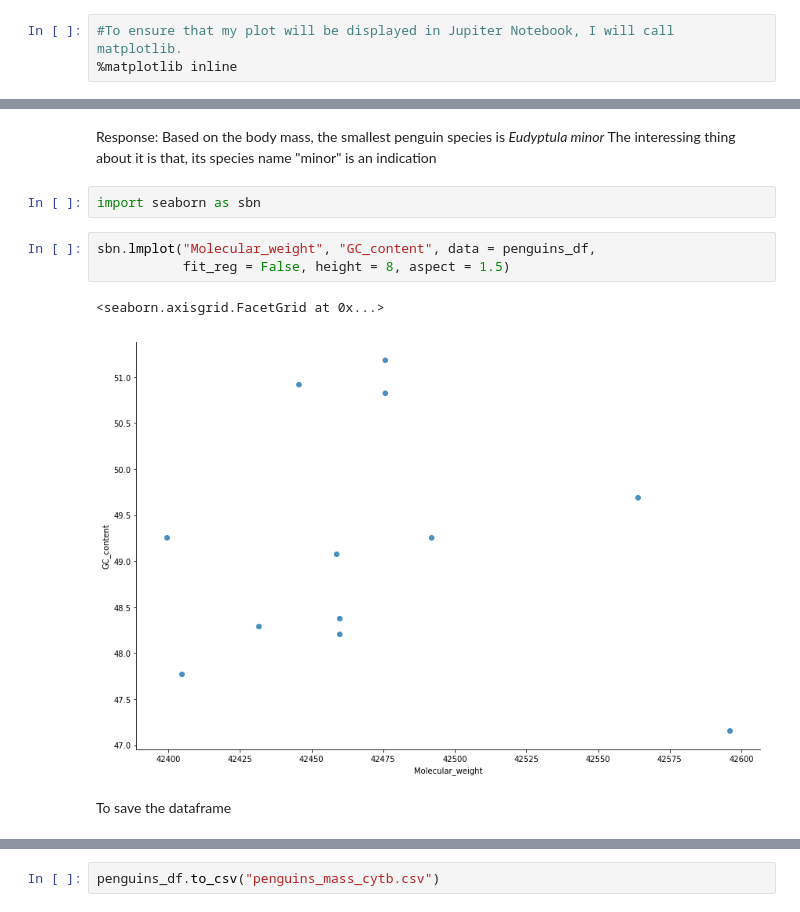
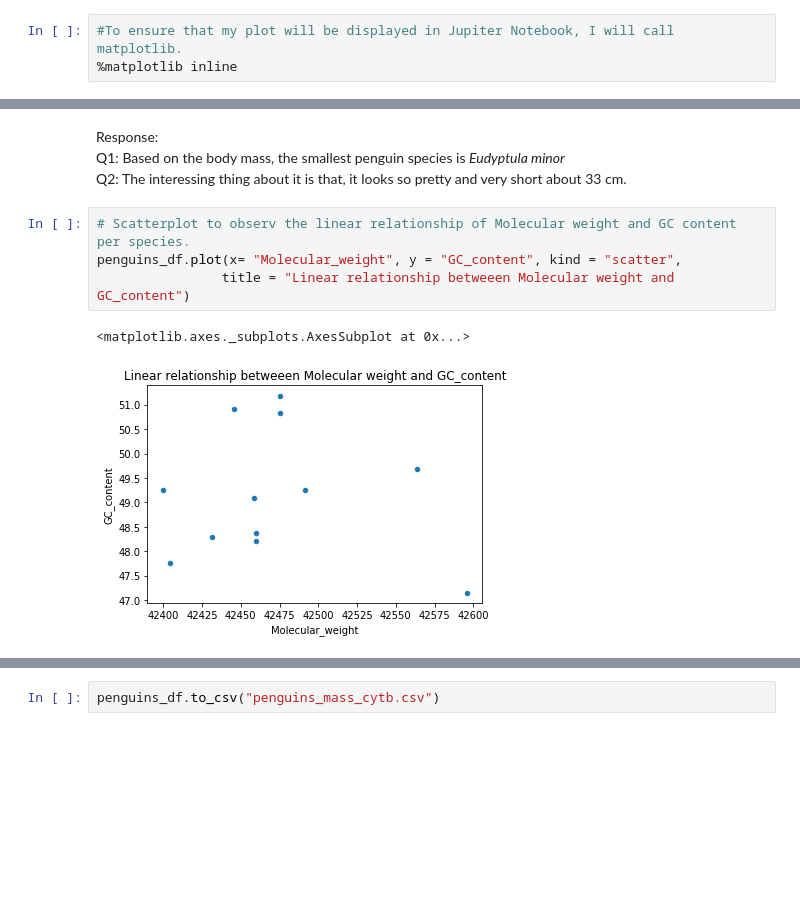
Before and after one commit to Boris-alladassi/Boris_Python_Assignment, a Jupyter notebook: Boris_Python_assignment.ipynb, the cells around one changed output, grey strips where cells are left out. Cells and saved outputs as stored; diff of their text form; blank space fills up the shorter version.

```diff
--- a/Boris_Python_assignment.ipynb
+++ b/Boris_Python_assignment.ipynb
@@ -123,15 +152,12 @@ penguins_df.plot(x = "species", y = "mass", kind = "bar", color = "blue",
 [figure]
 # %% [markdown]
 Response:
-    Based on the body mass, the smallest penguin species is *Eudyptula minor*
-    The interessing thing about it is that, its species name "minor" is an indication
+    Q1: Based on the body mass, the smallest penguin species is *Eudyptula minor*
+    Q2: The interessing thing about it is that, it looks so pretty and very short about 33 cm.
-# %%
-import seaborn as sbn
-# %%
-sbn.lmplot("Molecular_weight", "GC_content", data = penguins_df,
-           fit_reg = False, height = 8, aspect = 1.5)
-# %% [output]
-<seaborn.axisgrid.FacetGrid at 0x...>
-[figure, removed]
-# %% [markdown]
-To save the dataframe
+# %%
+# Scatterplot to observ the linear relationship of Molecular weight and GC content per species.
+penguins_df.plot(x= "Molecular_weight", y = "GC_content", kind = "scatter",
+                title = "Linear relationship betweeen Molecular weight and GC_content")
+# %% [output]
+<matplotlib.axes._subplots.AxesSubplot at 0x...>
+[figure, added]
```
Also changed, not shown: parts of 33 cells of this notebook.
